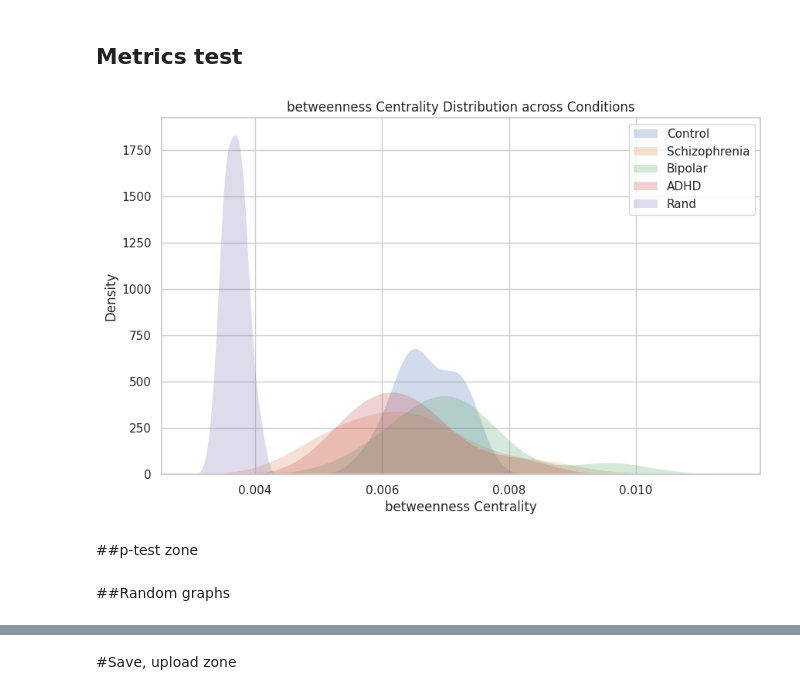
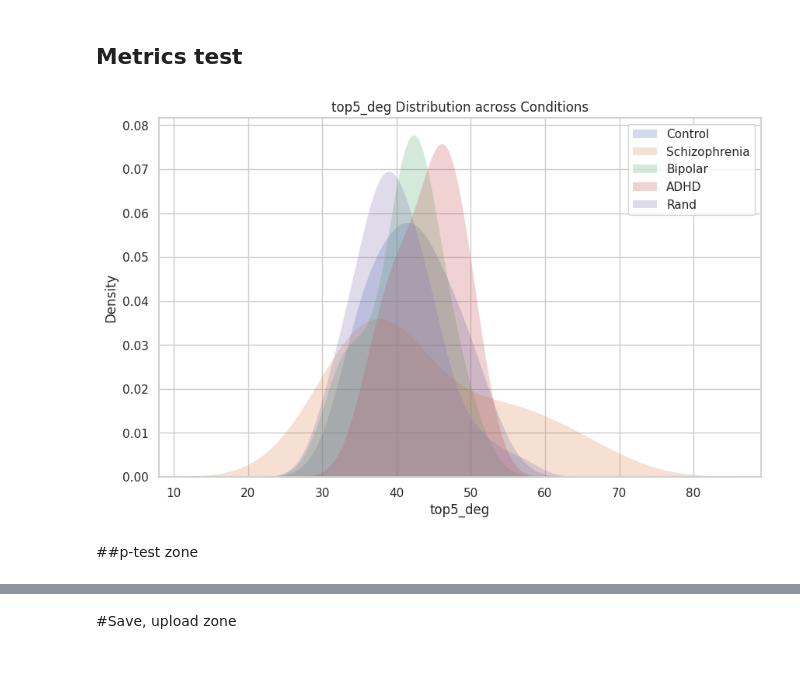
Before and after one commit to FrancescoMonaco/LFN_Project, a Jupyter notebook: LFN_Project.ipynb, the cells around one changed output, grey strips where cells are left out. Saved outputs shown, nothing was run; the diff lists cells and outputs as text; code cells hidden in the pictures; blank space fills up the shorter version.

```diff
--- a/LFN_Project.ipynb
+++ b/LFN_Project.ipynb
@@ -482,40 +542,40 @@ for df, results in zip(dataframes, processed_data):
 #@title Probability distributions plotter
 # Set the style
 sns.set(style="whitegrid")
 
 # Plotting distributions with KDE and best-fit line
 plt.figure(figsize=(10, 6))
 
 # Control
-sns.kdeplot(control_data['betweenness'], label='Control', fill=True, common_norm=True, cut = 3,
+sns.kdeplot(control_data['top5_deg'], label='Control', fill=True, common_norm=True, cut = 3,
     linewidth=0,)
 
 # Schizophrenia
-sns.kdeplot(schz_data['betweenness'], label='Schizophrenia', fill=True, common_norm=True, cut = 3,
+sns.kdeplot(schz_data['top5_deg'], label='Schizophrenia', fill=True, common_norm=True, cut = 3,
     linewidth=0,)
 
 # Bipolar
-sns.kdeplot(bp_data['betweenness'], label='Bipolar', fill=True, common_norm=True, cut = 3,
+sns.kdeplot(bp_data['top5_deg'], label='Bipolar', fill=True, common_norm=True, cut = 3,
     linewidth=0,)
 
 # ADHD
-sns.kdeplot(adhd_data['betweenness'], label='ADHD', fill=True, common_norm=True, cut = 3,
+sns.kdeplot(adhd_data['top5_deg'], label='ADHD', fill=True, common_norm=True, cut = 3,
     linewidth=0,)
 
-sns.kdeplot(rand_grp['betweenness'], label='Rand', fill=True, common_norm=True, cut = 3,
+sns.kdeplot(rand_grp['top5_deg'], label='Rand', fill=True, common_norm=True, cut = 3,
     linewidth=0,)
 
 # Adding labels and title
-plt.xlabel('betweenness Centrality')
+plt.xlabel('top5_deg')
 plt.ylabel('Density')
-plt.title('betweenness Centrality Distribution across Conditions')
+plt.title('top5_deg Distribution across Conditions')
 
 # Adding legend
 plt.legend()
 
 # Show the plot
 plt.show()
 # %% [output]
-[figure, old version]
+[figure, new version]
 # %% [markdown]
 ##p-test zone
@@ -535,2 +581,0 @@ t_rand, p_value_rand = ttest_ind(rand_clustering,control_clustering)
-# %% [markdown]
-##Random graphs
```
Also changed, not shown: parts of 14 cells of this notebook.
